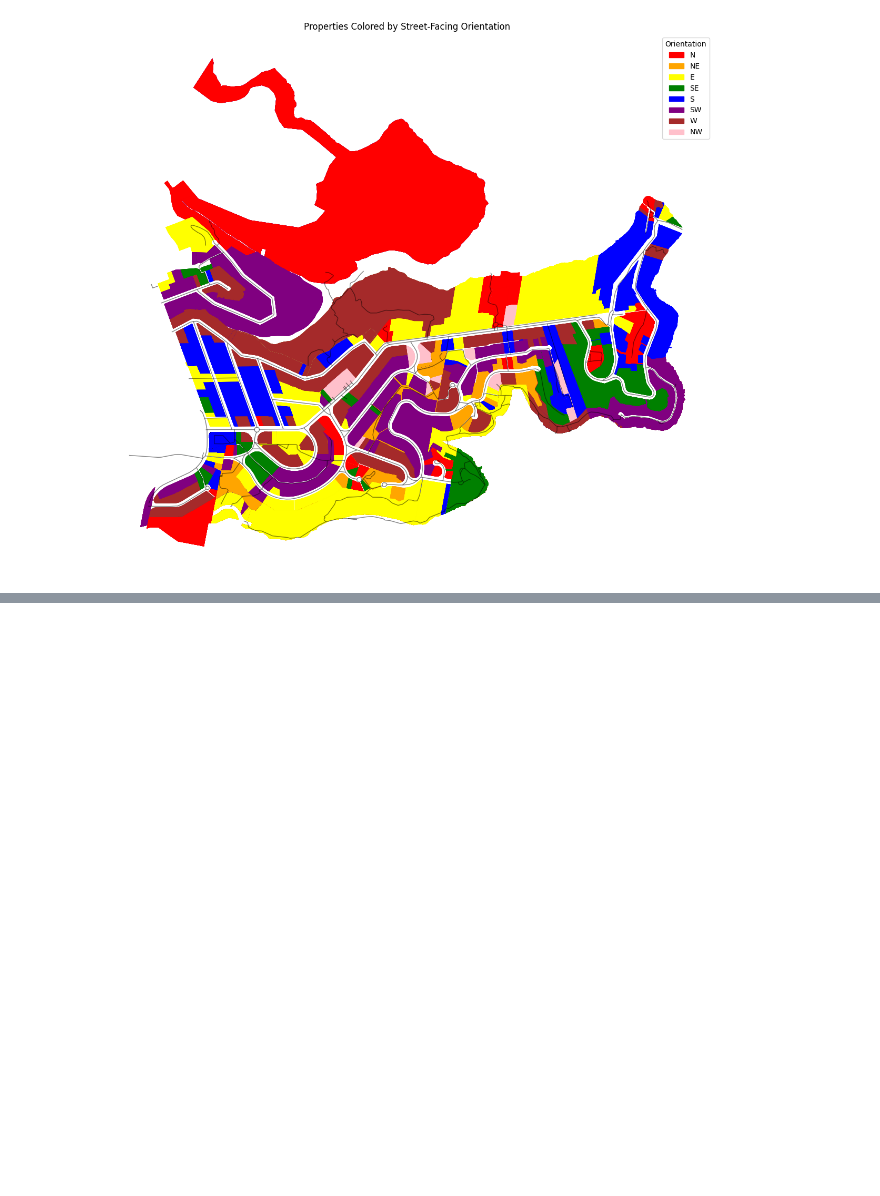
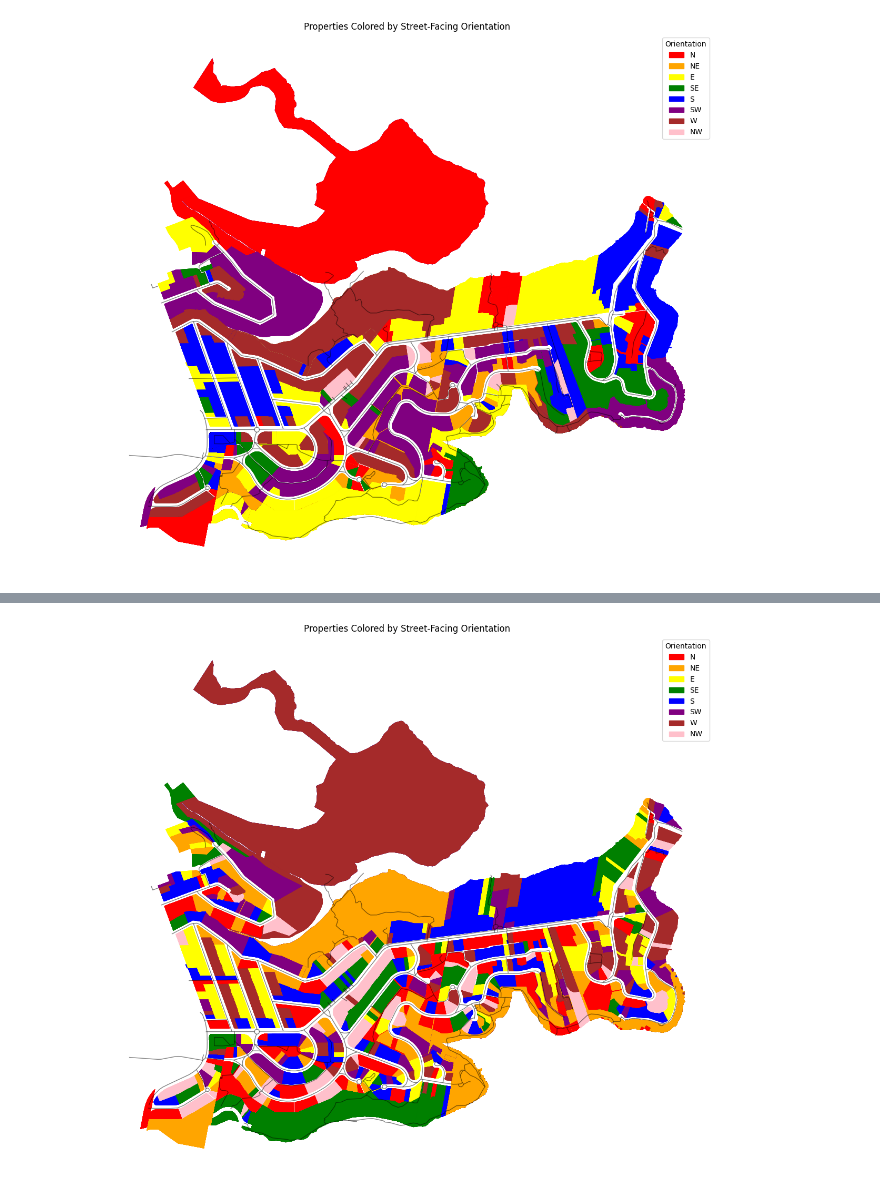
Before and after one commit to santosh-dhungana/Orientation, a Jupyter notebook: Orientation.ipynb, the cells around one changed output, grey strips where cells are left out. Cells and saved outputs as stored; diff of their text form; code cells hidden in the pictures; blank space fills up the shorter version.

Commit message:
verified with street orientation

```diff
--- a/Orientation.ipynb
+++ b/Orientation.ipynb
@@ -224,0 +409,41 @@ plt.show()
+# %%
+import matplotlib.pyplot as plt
+
+# Reproject to web mercator for plotting
+cadastre_plot = cadastre_with_address.to_crs(epsg=3857)
+roads_plot = roads.to_crs(epsg=3857)
+
+# Define colors for each orientation
+orientation_colors = {
+    'N': 'red',
+    'NE': 'orange',
+    'E': 'yellow',
+    'SE': 'green',
+    'S': 'blue',
+    'SW': 'purple',
+    'W': 'brown',
+    'NW': 'pink'
+}
+
+# Map colors to property points
+cadastre_plot['color'] = cadastre_plot['orientation'].map(orientation_colors)
+
+# Plot
+fig, ax = plt.subplots(figsize=(15, 15))
+
+# Plot roads as black lines
+roads_plot.plot(ax=ax, color='black', linewidth=1, alpha=0.5)
+
+# Plot properties as points colored by orientation
+cadastre_plot.plot(ax=ax, color=cadastre_plot['color'], markersize=10)
+
+# Add legend
+import matplotlib.patches as mpatches
+handles = [mpatches.Patch(color=c, label=o) for o, c in orientation_colors.items()]
+plt.legend(handles=handles, title="Orientation")
+
+plt.title("Properties Colored by Street-Facing Orientation")
+plt.axis('off')
+plt.show()
+# %% [output]
+[figure, added]
```
Also changed, not shown: parts of 1 cell of this notebook, 1 other file.
